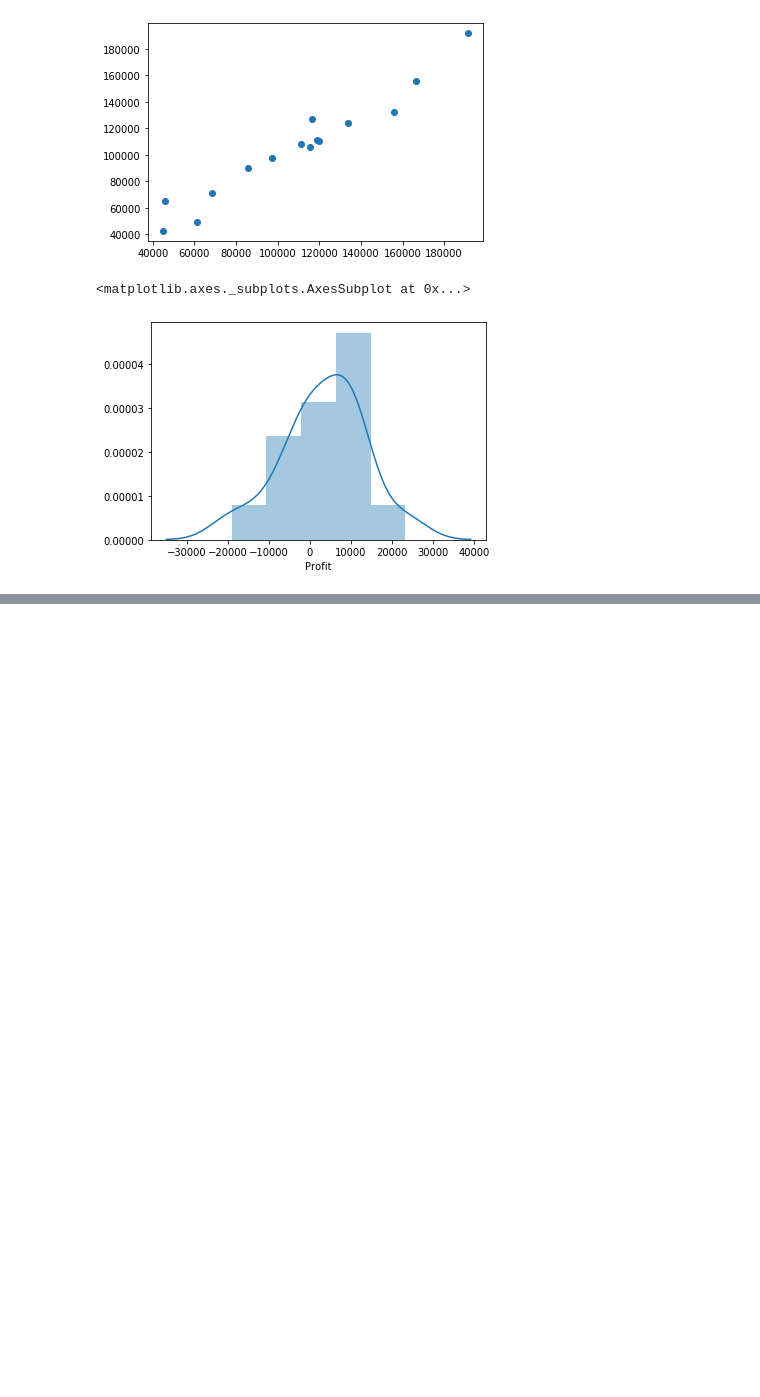
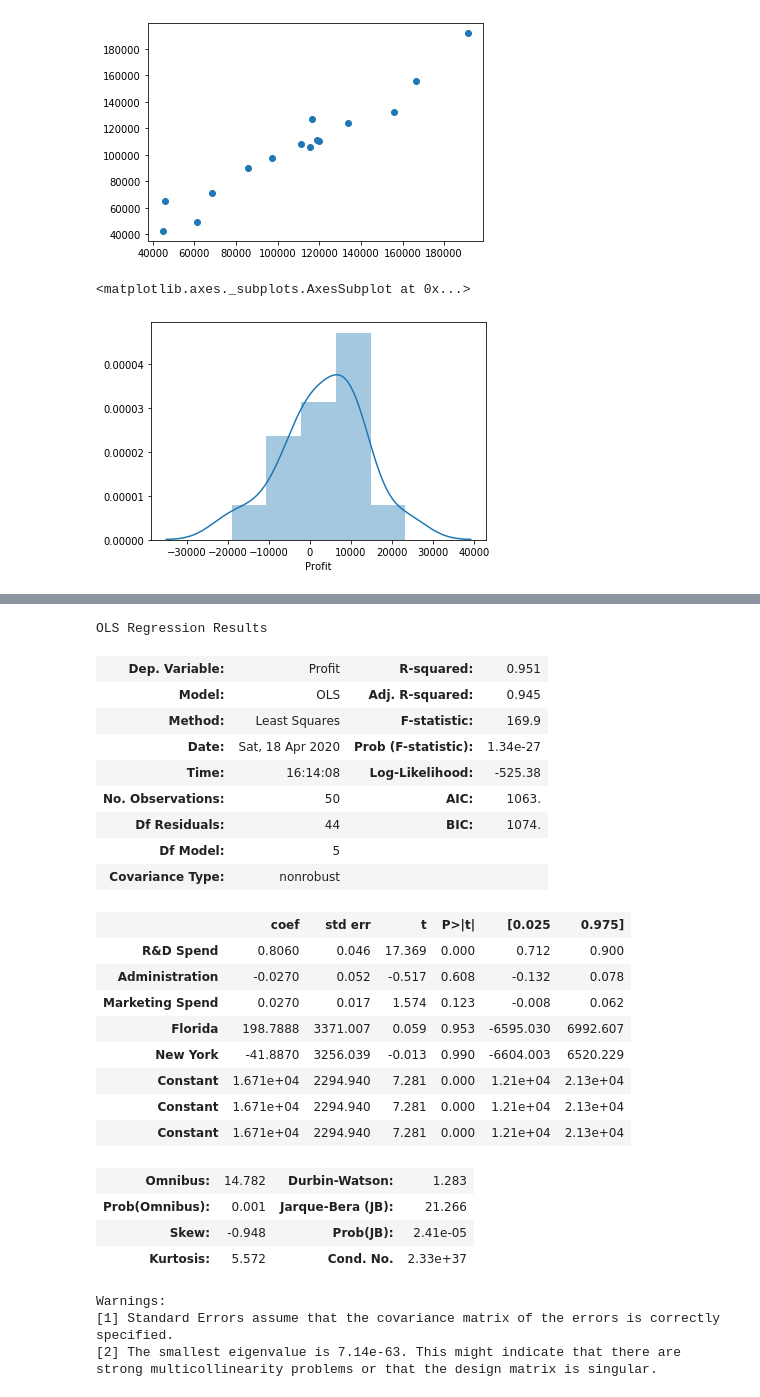
Before and after one commit to grinit10/ML-python-complete, a Jupyter notebook: Multiple linear regression.ipynb, the cells around one changed output, grey strips where cells are left out. Cells and saved outputs as stored; diff of their text form; code cells hidden in the pictures; blank space fills up the shorter version.

```diff
--- a/Multiple linear regression.ipynb
+++ b/Multiple linear regression.ipynb
@@ -82,3 +82,7 @@ sns.distplot(y_pred - y_test)
 # %% [output]
 <matplotlib.axes._subplots.AxesSubplot at 0x...>
 [figure]
+# %%
+intercept_df = pd.DataFrame(data=np.ones(50), columns=['Constant'])
+X = pd.concat([X, intercept_df],axis=1)
+X.head()
@@ -84,0 +96,34 @@ sns.distplot(y_pred - y_test)
+# %%
+import statsmodels.api as smapi
+X_opt = X
+# %%
+regressor_OLS = smapi.OLS(endog = y, exog = X_opt).fit()
+regressor_OLS.summary()
+# %% [output]
+OLS Regression Results
+| Dep. Variable: | Profit | R-squared: | 0.951 |
+| Model: | OLS | Adj. R-squared: | 0.945 |
+| Method: | Least Squares | F-statistic: | 169.9 |
+| Date: | Sat, 18 Apr 2020 | Prob (F-statistic): | 1.34e-27 |
+| Time: | 16:14:08 | Log-Likelihood: | -525.38 |
+| No. Observations: | 50 | AIC: | 1063. |
+| Df Residuals: | 44 | BIC: | 1074. |
+| Df Model: | 5 |  |  |
+| Covariance Type: | nonrobust |  |  |
+|  | coef | std err | t | P>|t| | [0.025 | 0.975] |
+| R&D Spend | 0.8060 | 0.046 | 17.369 | 0.000 | 0.712 | 0.900 |
+| Administration | -0.0270 | 0.052 | -0.517 | 0.608 | -0.132 | 0.078 |
+| Marketing Spend | 0.0270 | 0.017 | 1.574 | 0.123 | -0.008 | 0.062 |
+| Florida | 198.7888 | 3371.007 | 0.059 | 0.953 | -6595.030 | 6992.607 |
+| New York | -41.8870 | 3256.039 | -0.013 | 0.990 | -6604.003 | 6520.229 |
+| Constant | 1.671e+04 | 2294.940 | 7.281 | 0.000 | 1.21e+04 | 2.13e+04 |
+| Constant | 1.671e+04 | 2294.940 | 7.281 | 0.000 | 1.21e+04 | 2.13e+04 |
+| Constant | 1.671e+04 | 2294.940 | 7.281 | 0.000 | 1.21e+04 | 2.13e+04 |
+| Omnibus: | 14.782 | Durbin-Watson: | 1.283 |
+| Prob(Omnibus): | 0.001 | Jarque-Bera (JB): | 21.266 |
+| Skew: | -0.948 | Prob(JB): | 2.41e-05 |
+| Kurtosis: | 5.572 | Cond. No. | 2.33e+37 |
+Warnings:
+[1] Standard Errors assume that the covariance matrix of the errors is correctly specified.
+[2] The smallest eigenvalue is 7.14e-63. This might indicate that there are
+strong multicollinearity problems or that the design matrix is singular.
```
Also changed, not shown: parts of 6 cells of this notebook.
